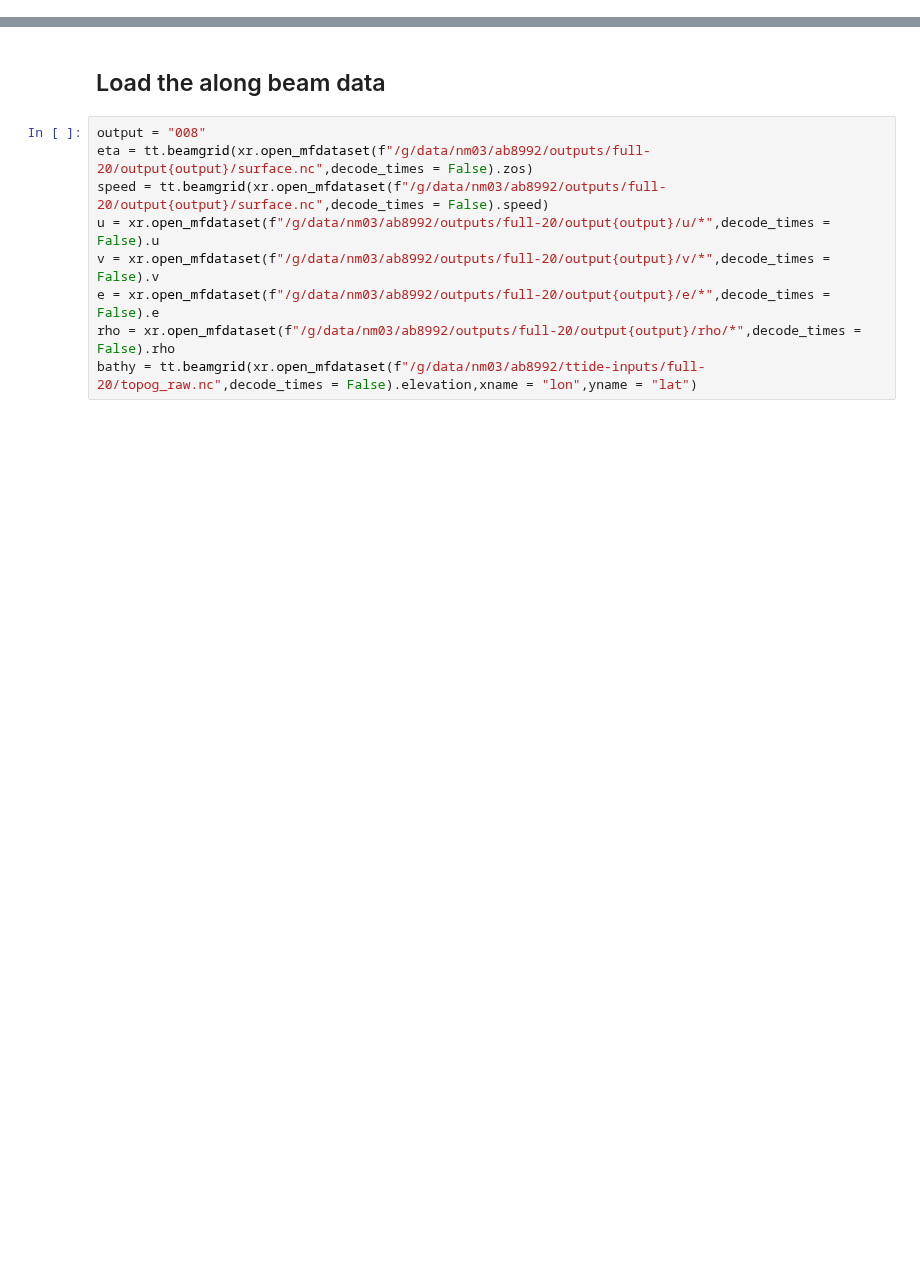
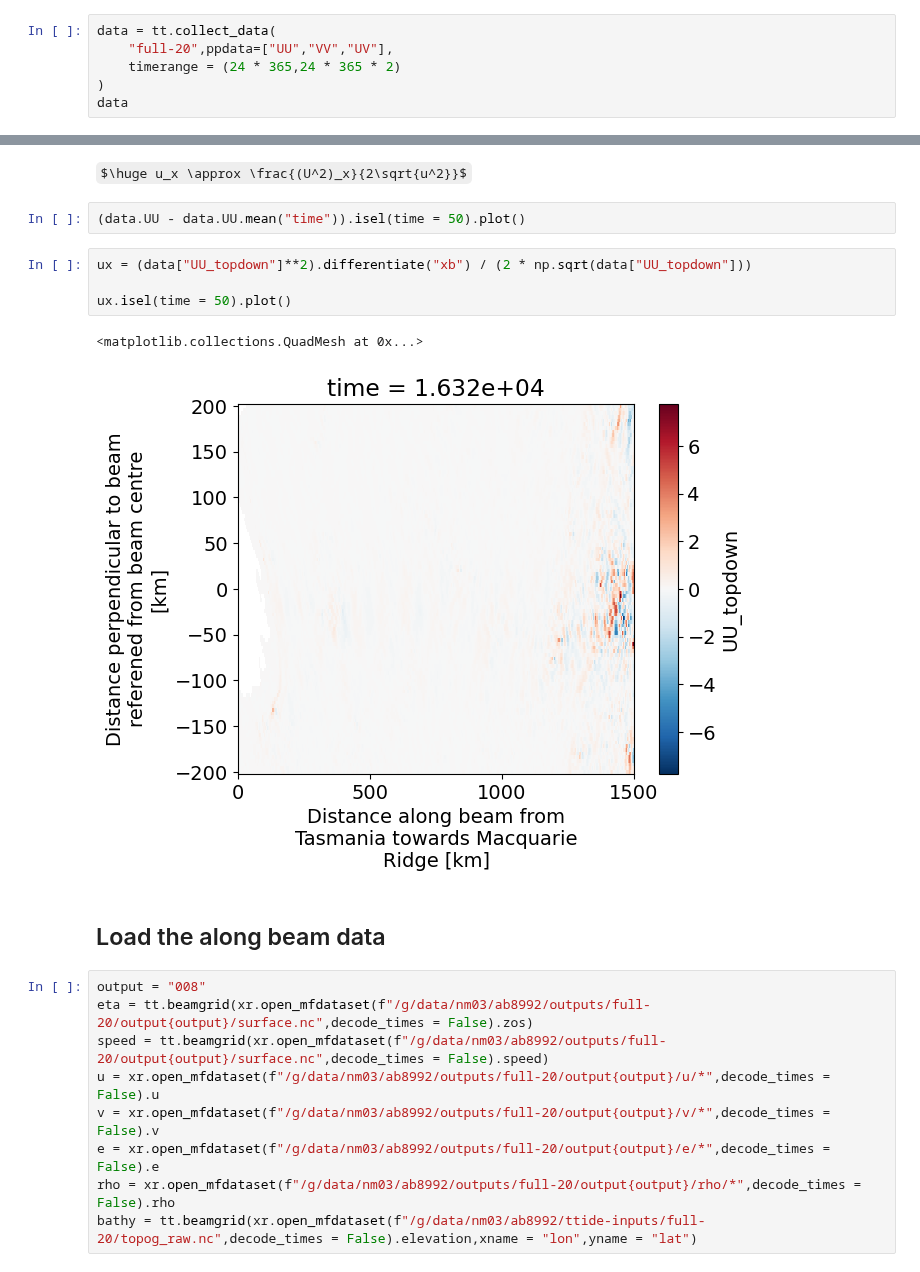
Before and after one commit to ashjbarnes/tasman-tides, a Jupyter notebook: notebooks/analysis/draft horizontal flux.ipynb, the cells around one changed output, grey strips where cells are left out. Cells and saved outputs as stored; diff of their text form; some formulas as TeX source; blank space fills up the shorter version.

```diff
--- a/notebooks/analysis/draft horizontal flux.ipynb
+++ b/notebooks/analysis/draft horizontal flux.ipynb
@@ -18,0 +29,6 @@ client
+# %%
+data = tt.collect_data(
+    "full-20",ppdata=["UU","VV","UV"],
+    timerange = (24 * 365,24 * 365 * 2)
+)
+data
@@ -19,3 +58,14 @@ client
+# %% [markdown]
+$\huge u_x \approx \frac{(U^2)_x}{2\sqrt{u^2}}$
+# %%
+(data.UU - data.UU.mean("time")).isel(time = 50).plot()
+# %%
+ux = (data["UU_topdown"]**2).differentiate("xb") / (2 * np.sqrt(data["UU_topdown"]))
+
+ux.isel(time = 50).plot()
+# %% [output]
+<matplotlib.collections.QuadMesh at 0x...>
+[figure, added]
 # %% [markdown]
 ## Load the along beam data
 # %%
```
Also changed, not shown: parts of 6 cells of this notebook, 4 other files.
